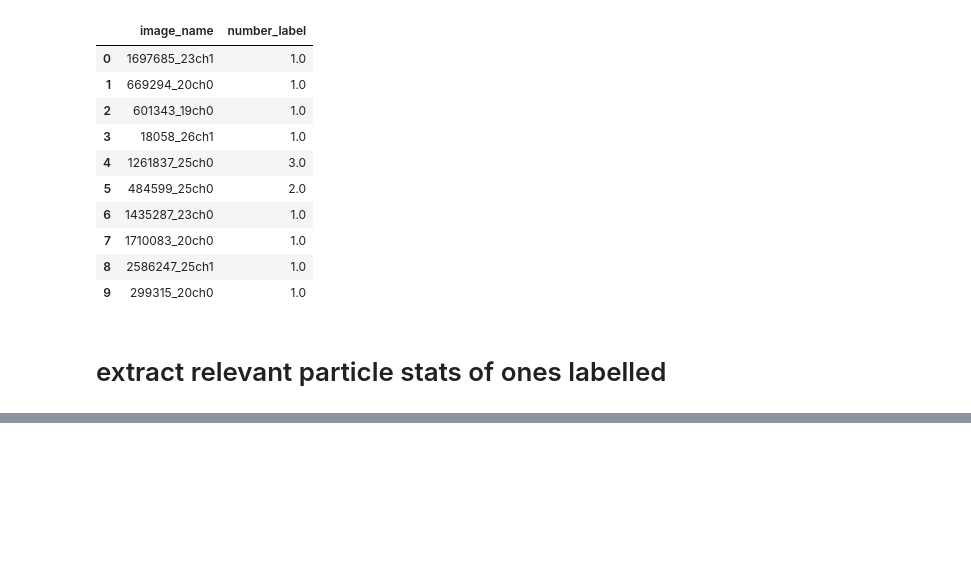
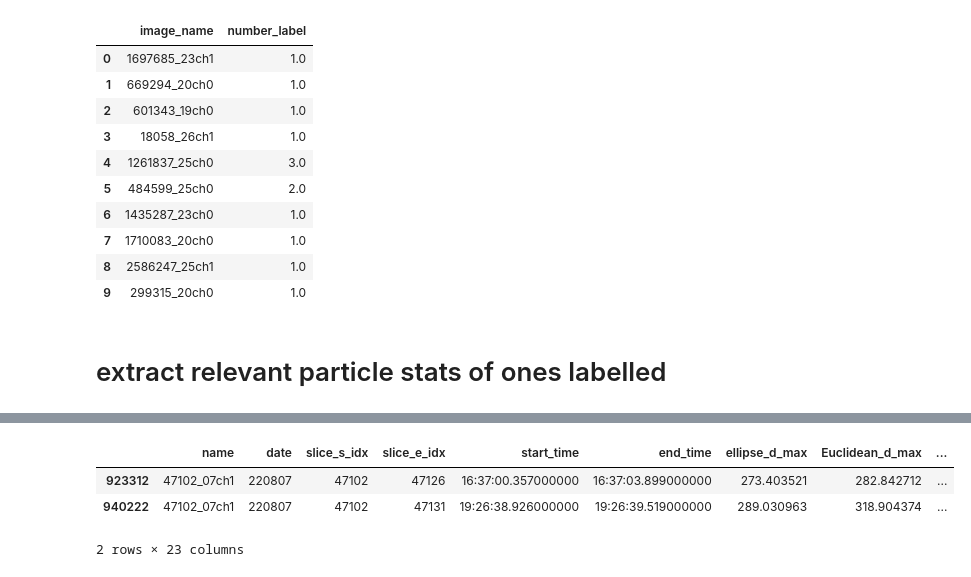
Before and after one commit to ezriri/CNN_basics, a Jupyter notebook: v2_image_re-labelling.ipynb, the cells around one changed output, grey strips where cells are left out. Cells and saved outputs as stored; diff of their text form; code cells hidden in the pictures; blank space fills up the shorter version.

```diff
--- a/v2_image_re-labelling.ipynb
+++ b/v2_image_re-labelling.ipynb
@@ -281,0 +288,10 @@ len(images_labelled_lst)
+# %%
+duplicate_1 = labelled_image_stats[labelled_image_stats['name'] == '2484896_25ch1']
+duplicate_2 = labelled_image_stats[labelled_image_stats['name'] == '47102_07ch1']
+
+duplicate_2
+# %% [output]
+|  | name | date | slice_s_idx | slice_e_idx | start_time | end_time | ellipse_d_max | Euclidean_d_max | ... |
+| 923312 | 47102_07ch1 | 220807 | 47102 | 47126 | 16:37:00.357000000 | 16:37:03.899000000 | 273.403521 | 282.842712 | ... |
+| 940222 | 47102_07ch1 | 220807 | 47102 | 47131 | 19:26:38.926000000 | 19:26:39.519000000 | 289.030963 | 318.904374 | ... |
+2 rows × 23 columns
```
Also changed, not shown: parts of 14 cells of this notebook, 4 other files.
